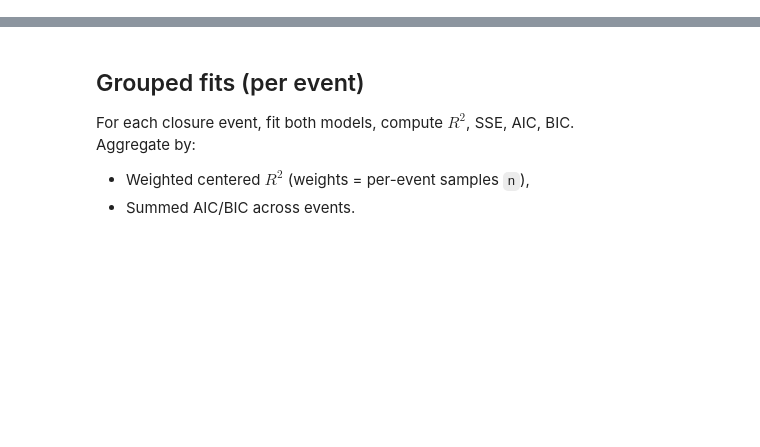
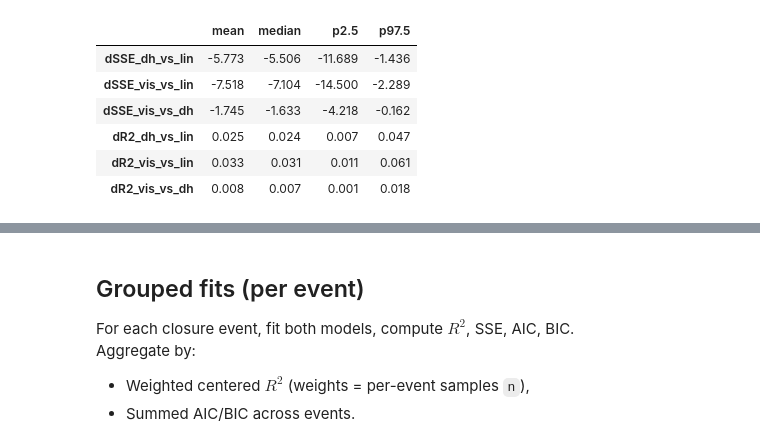
Before and after one commit to octavia-crompton/russian-river-seepage, a Jupyter notebook: notebooks/Seepage_vs_DeltaH_model_fits_updates.ipynb, the cells around one changed output, grey strips where cells are left out. Saved outputs shown, nothing was run; the diff lists cells and outputs as text; code cells hidden in the pictures; blank space fills up the shorter version.

```diff
--- a/notebooks/Seepage_vs_DeltaH_model_fits_updates.ipynb
+++ b/notebooks/Seepage_vs_DeltaH_model_fits_updates.ipynb
@@ -470,0 +793,36 @@ plt.show()
+# %%
+# --------------------------------
+# Summarize bootstrap results
+# --------------------------------
+def summarize_boot_diffs(boot_df):
+    """
+    Summarize bootstrap differences in SSE and R² between models.
+    """
+    stats = {}
+    cols = [
+        "dSSE_dh_vs_lin", "dSSE_vis_vs_lin",
+        "dSSE_vis_vs_dh",
+        "dR2_dh_vs_lin",  "dR2_vis_vs_lin",
+        "dR2_vis_vs_dh",
+    ]
+    for col in cols:
+        vals = boot_df[col].to_numpy(float)
+        stats[col] = {
+            "mean":   float(np.mean(vals)),
+            "median": float(np.median(vals)),
+            "p2.5":   float(np.quantile(vals, 0.025)),
+            "p97.5":  float(np.quantile(vals, 0.975)),
+        }
+    return pd.DataFrame(stats).T.round(3)
+
+boot = bootstrap_pooled_diffs(df, n_boot=500, random_state=123, cluster_by_event=False)
+boot_summary = summarize_boot_diffs(boot)
+boot_summary
+# %% [output]
+|  | mean | median | p2.5 | p97.5 |
+| dSSE_dh_vs_lin | -5.773 | -5.506 | -11.689 | -1.436 |
+| dSSE_vis_vs_lin | -7.518 | -7.104 | -14.500 | -2.289 |
+| dSSE_vis_vs_dh | -1.745 | -1.633 | -4.218 | -0.162 |
+| dR2_dh_vs_lin | 0.025 | 0.024 | 0.007 | 0.047 |
+| dR2_vis_vs_lin | 0.033 | 0.031 | 0.011 | 0.061 |
+| dR2_vis_vs_dh | 0.008 | 0.007 | 0.001 | 0.018 |
```
Also changed, not shown: parts of 36 cells of this notebook, 23 other files.
